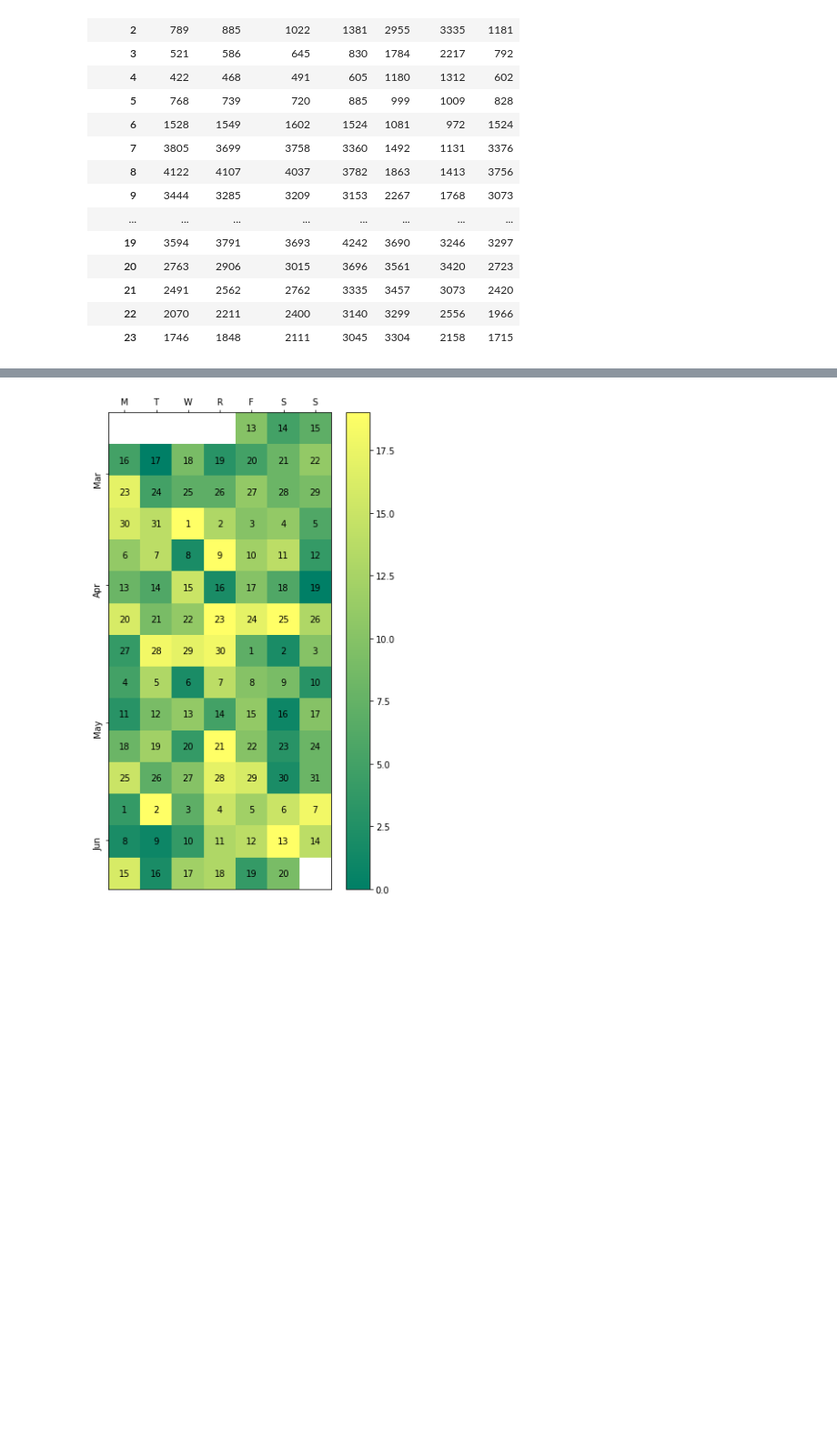
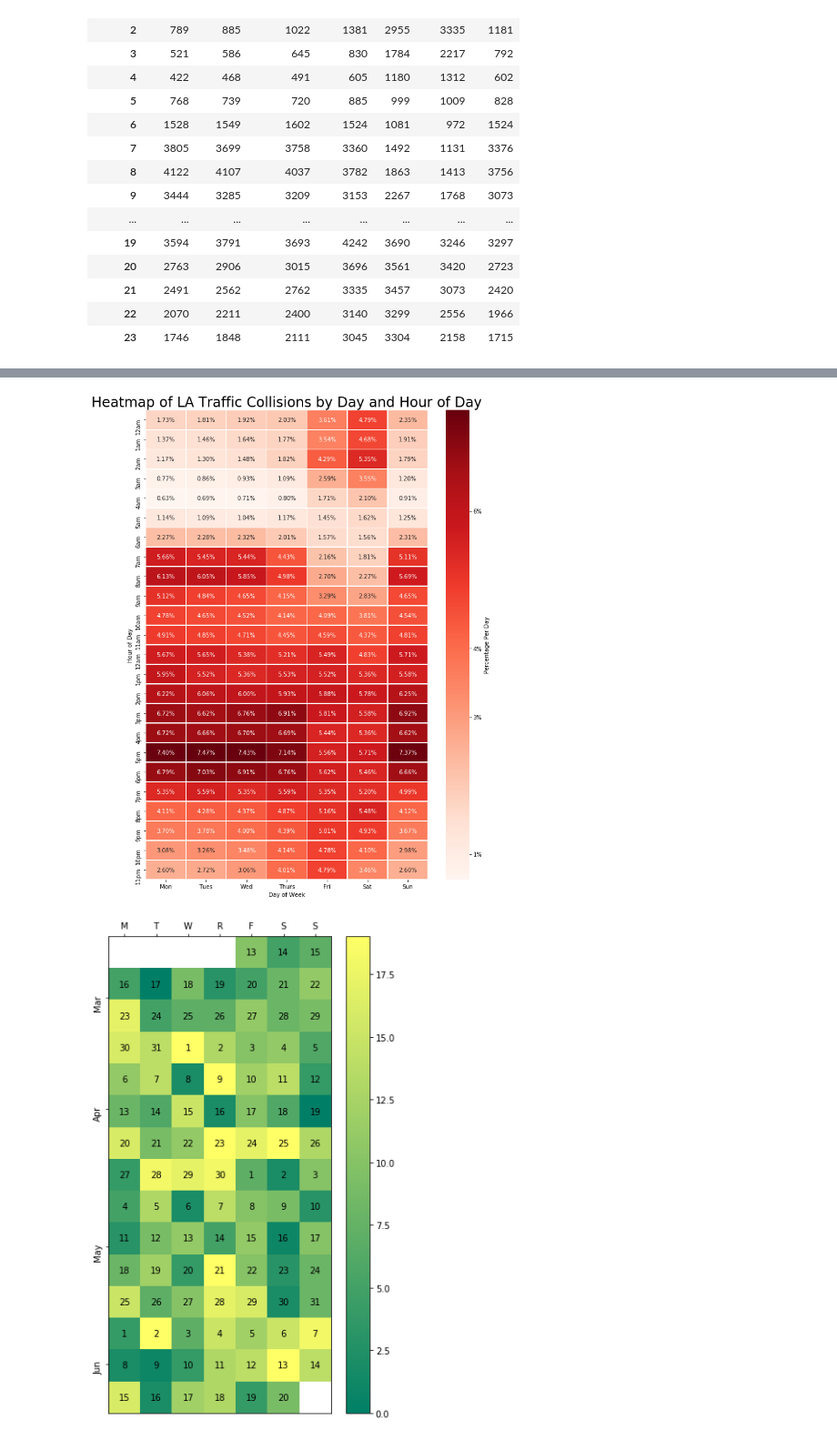
Before and after one commit to shaun-huang/LA-Traffic-Collision-Analysis, a Jupyter notebook: Heatmap by hour and weekdays.ipynb, the cells around one changed output, grey strips where cells are left out. Shown at 91% size. Drawn from its saved outputs; the diff is of its cells as text; code cells hidden in the pictures; blank space fills up the shorter version.

```diff
--- a/Heatmap by hour and weekdays.ipynb
+++ b/Heatmap by hour and weekdays.ipynb
@@ -92,3 +123,23 @@ ax.set(xlabel='Day of Week', ylabel='Hour of Day');
+# %%
+data1 = data.copy()
+data1['count'] = round((data1['count']/data['count'].sum()),4)
+fig,ax = plta.subplots(figsize=(11,15))
+ax = sns.heatmap(data1, annot=True, fmt=".2%", linewidths=.5,cmap="Reds",
+                 ax=ax,xticklabels=day_short_names,yticklabels=detailed_hours,
+                cbar_kws={'label':'Percentage Per Day'})
+
+#set labels
+ax.axes.set_title("Heatmap of LA Traffic Collisions by Day and Hour of Day", fontsize=24, y=1.01
+                 )
+ax.set(xlabel='Day of Week', ylabel='Hour of Day');
+cbar=ax.collections[0].colorbar
+cbar.set_ticks([.01,.03,.04,.06])
+cbar.set_ticklabels(['1%','3%','4%','6%'])
+
+#export
+plta.savefig(os.path.join("figures","collision_heatmap_percentage.png"))
+# %% [output]
+[figure, added]
 # %%
 # def main():
 #     dates, data = generate_data()
```
Also changed, not shown: parts of 2 cells of this notebook, 6 other files.
